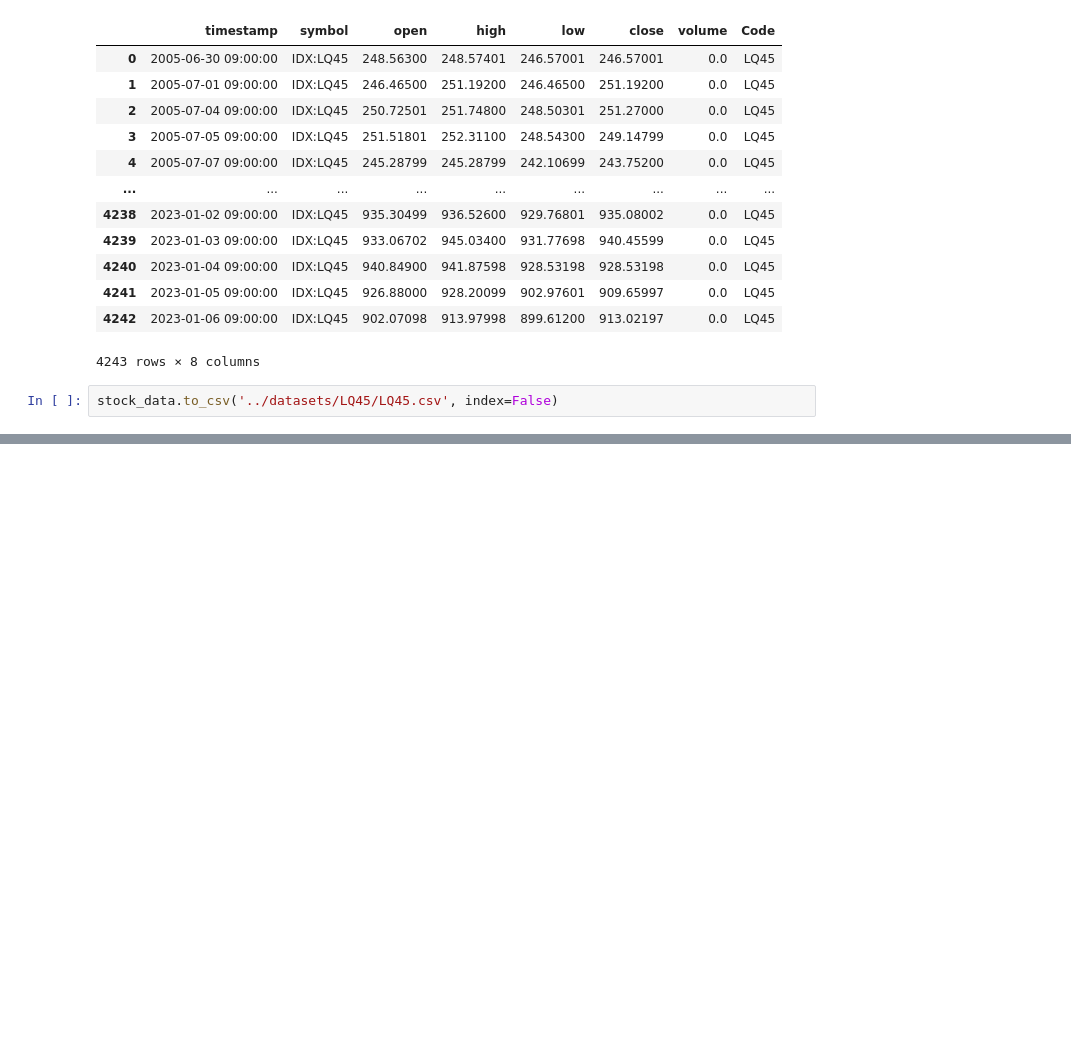
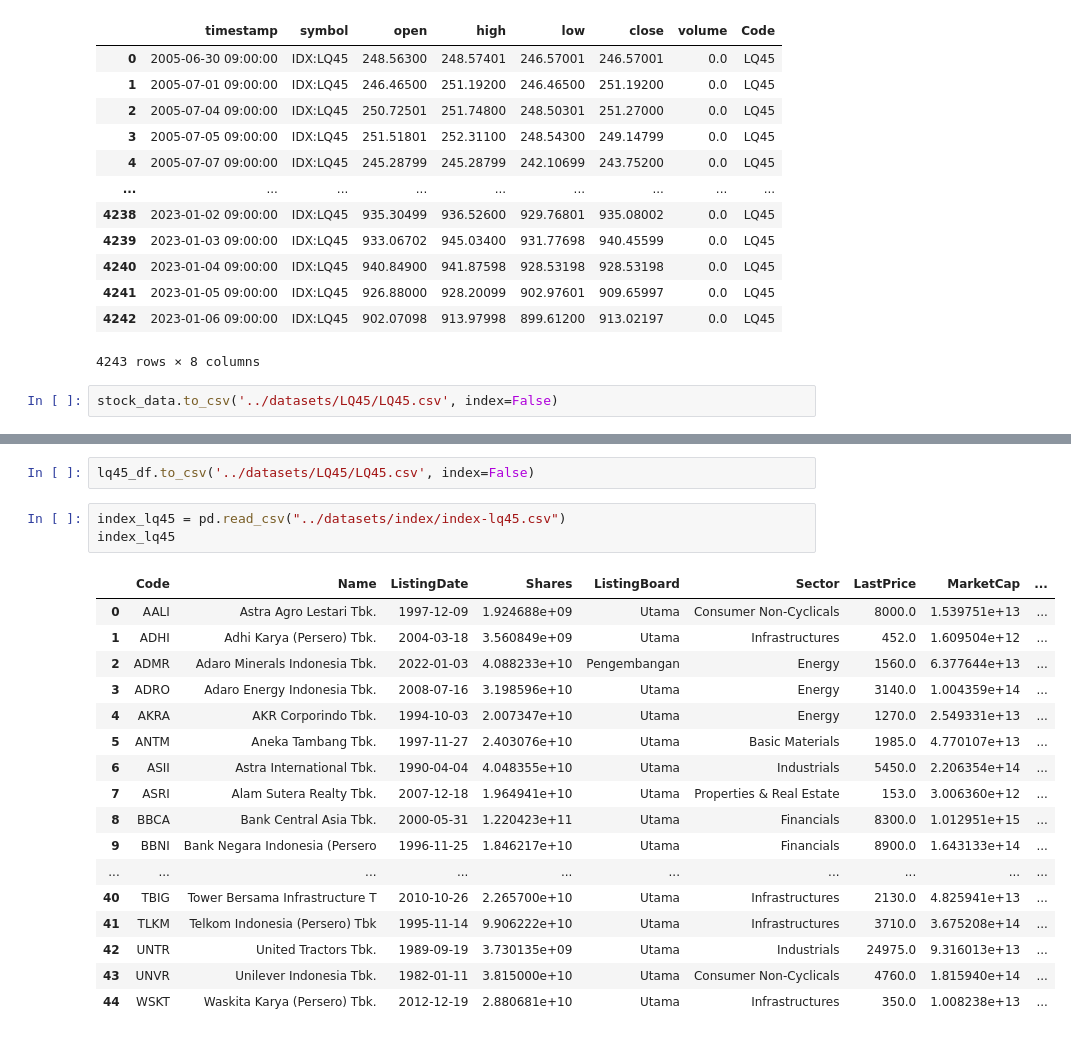
Before and after one commit to Ichlas02/stock-porto, a Jupyter notebook: data-manipulation/data-manipulation.ipynb, the cells around one changed output, grey strips where cells are left out. Drawn from its saved outputs; the diff is of its cells as text; blank space fills up the shorter version.

```diff
--- a/data-manipulation/data-manipulation.ipynb
+++ b/data-manipulation/data-manipulation.ipynb
@@ -105,0 +162,23 @@ stock_data.to_csv('../datasets/LQ45/LQ45.csv', index=False)
+# %%
+lq45_df.to_csv('../datasets/LQ45/LQ45.csv', index=False)
+# %%
+index_lq45 = pd.read_csv("../datasets/index/index-lq45.csv")
+index_lq45
+# %% [output]
+|  | Code | Name | ListingDate | Shares | ListingBoard | Sector | LastPrice | MarketCap | ... |
+| 0 | AALI | Astra Agro Lestari Tbk. | 1997-12-09 | 1.924688e+09 | Utama | Consumer Non-Cyclicals | 8000.0 | 1.539751e+13 | ... |
+| 1 | ADHI | Adhi Karya (Persero) Tbk. | 2004-03-18 | 3.560849e+09 | Utama | Infrastructures | 452.0 | 1.609504e+12 | ... |
+| 2 | ADMR | Adaro Minerals Indonesia Tbk. | 2022-01-03 | 4.088233e+10 | Pengembangan | Energy | 1560.0 | 6.377644e+13 | ... |
+| 3 | ADRO | Adaro Energy Indonesia Tbk. | 2008-07-16 | 3.198596e+10 | Utama | Energy | 3140.0 | 1.004359e+14 | ... |
+| 4 | AKRA | AKR Corporindo Tbk. | 1994-10-03 | 2.007347e+10 | Utama | Energy | 1270.0 | 2.549331e+13 | ... |
+| 5 | ANTM | Aneka Tambang Tbk. | 1997-11-27 | 2.403076e+10 | Utama | Basic Materials | 1985.0 | 4.770107e+13 | ... |
+| 6 | ASII | Astra International Tbk. | 1990-04-04 | 4.048355e+10 | Utama | Industrials | 5450.0 | 2.206354e+14 | ... |
+| 7 | ASRI | Alam Sutera Realty Tbk. | 2007-12-18 | 1.964941e+10 | Utama | Properties & Real Estate | 153.0 | 3.006360e+12 | ... |
+| 8 | BBCA | Bank Central Asia Tbk. | 2000-05-31 | 1.220423e+11 | Utama | Financials | 8300.0 | 1.012951e+15 | ... |
+| 9 | BBNI | Bank Negara Indonesia (Persero | 1996-11-25 | 1.846217e+10 | Utama | Financials | 8900.0 | 1.643133e+14 | ... |
+| ... | ... | ... | ... | ... | ... | ... | ... | ... | ... |
+| 40 | TBIG | Tower Bersama Infrastructure T | 2010-10-26 | 2.265700e+10 | Utama | Infrastructures | 2130.0 | 4.825941e+13 | ... |
+| 41 | TLKM | Telkom Indonesia (Persero) Tbk | 1995-11-14 | 9.906222e+10 | Utama | Infrastructures | 3710.0 | 3.675208e+14 | ... |
+| 42 | UNTR | United Tractors Tbk. | 1989-09-19 | 3.730135e+09 | Utama | Industrials | 24975.0 | 9.316013e+13 | ... |
+| 43 | UNVR | Unilever Indonesia Tbk. | 1982-01-11 | 3.815000e+10 | Utama | Consumer Non-Cyclicals | 4760.0 | 1.815940e+14 | ... |
+| 44 | WSKT | Waskita Karya (Persero) Tbk. | 2012-12-19 | 2.880681e+10 | Utama | Infrastructures | 350.0 | 1.008238e+13 | ... |
```
Also changed, not shown: parts of 6 cells of this notebook, 2 other files.
